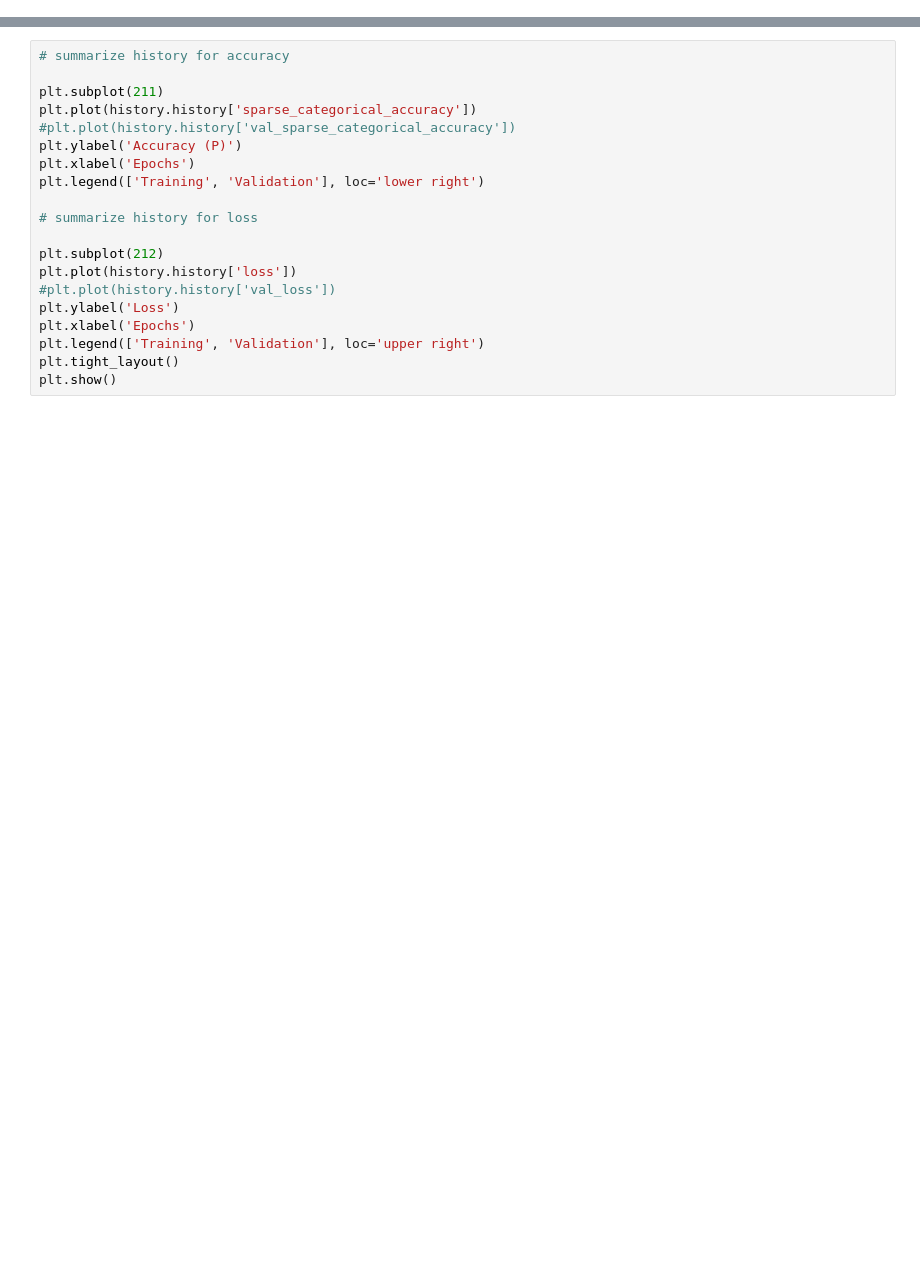
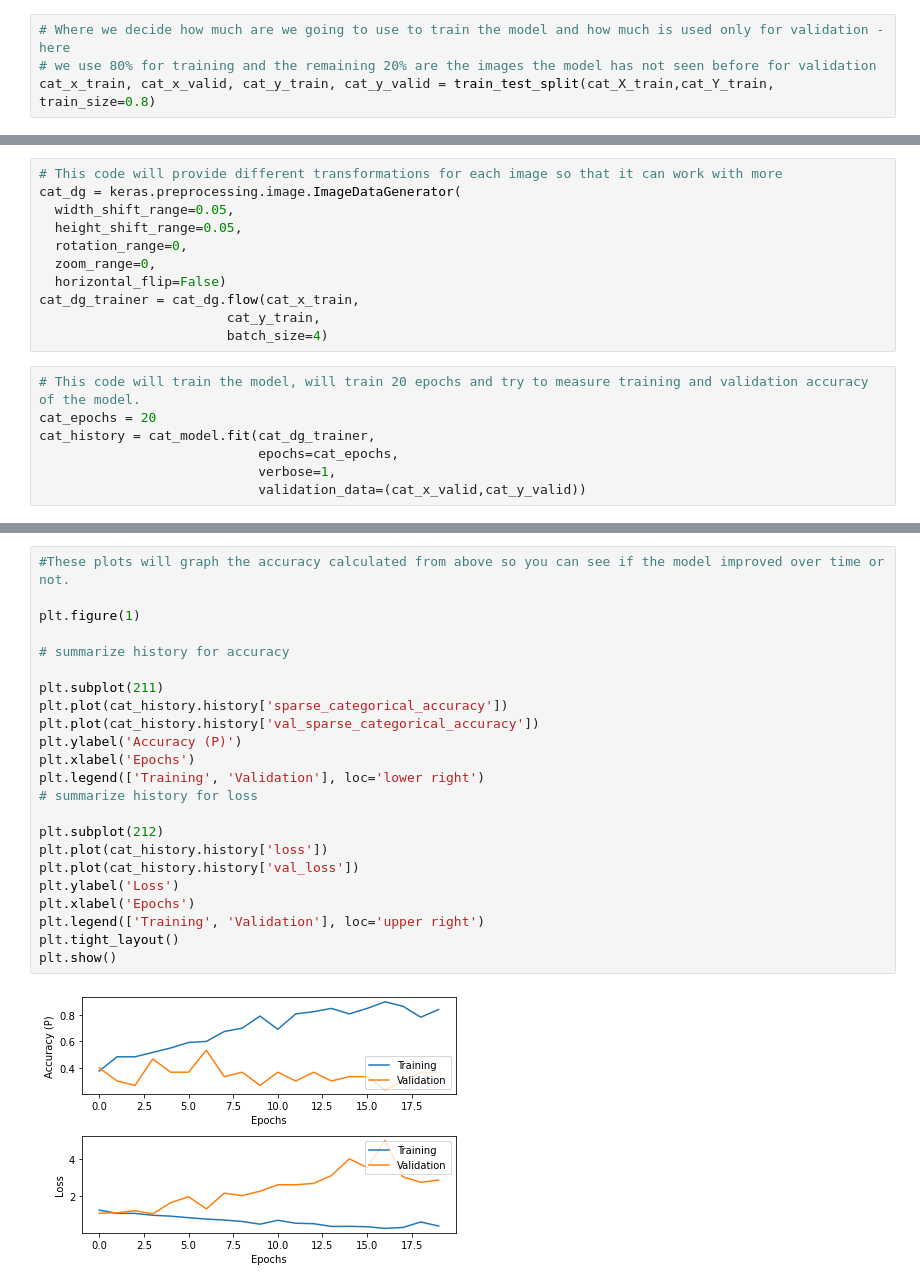
Before and after one commit to CSCI4850/s22-team1-project, a Jupyter notebook: cat.ipynb, the cells around one changed output, grey strips where cells are left out. Cells and saved outputs as stored; diff of their text form; blank space fills up the shorter version.

Commit message:
Cat model

```diff
--- a/cat.ipynb
+++ b/cat.ipynb
@@ -76,0 +115,4 @@ NameError: name 'image' is not defined
+# %%
+# Where we decide how much are we going to use to train the model and how much is used only for validation - here
+# we use 80% for training and the remaining 20% are the images the model has not seen before for validation
+cat_x_train, cat_x_valid, cat_y_train, cat_y_valid = train_test_split(cat_X_train,cat_Y_train, train_size=0.8)
@@ -76,0 +156,18 @@ NameError: name 'image' is not defined
+# %%
+# This code will provide different transformations for each image so that it can work with more
+cat_dg = keras.preprocessing.image.ImageDataGenerator(
+  width_shift_range=0.05,
+  height_shift_range=0.05,
+  rotation_range=0,
+  zoom_range=0,
+  horizontal_flip=False)
+cat_dg_trainer = cat_dg.flow(cat_x_train,
+                        cat_y_train,
+                        batch_size=4)
+# %%
+# This code will train the model, will train 20 epochs and try to measure training and validation accuracy of the model.
+cat_epochs = 20
+cat_history = cat_model.fit(cat_dg_trainer,
+                            epochs=cat_epochs,
+                            verbose=1,
+                            validation_data=(cat_x_valid,cat_y_valid))
@@ -77,20 +202,25 @@ NameError: name 'image' is not defined
 # %%
+#These plots will graph the accuracy calculated from above so you can see if the model improved over time or not.
+
+plt.figure(1)
+
 # summarize history for accuracy
 
 plt.subplot(211)
-plt.plot(history.history['sparse_categorical_accuracy'])
-#plt.plot(history.history['val_sparse_categorical_accuracy'])
+plt.plot(cat_history.history['sparse_categorical_accuracy'])
+plt.plot(cat_history.history['val_sparse_categorical_accuracy'])
 plt.ylabel('Accuracy (P)')
 plt.xlabel('Epochs')
 plt.legend(['Training', 'Validation'], loc='lower right')
-
 # summarize history for loss
 
 plt.subplot(212)
-plt.plot(history.history['loss'])
-#plt.plot(history.history['val_loss'])
+plt.plot(cat_history.history['loss'])
+plt.plot(cat_history.history['val_loss'])
 plt.ylabel('Loss')
 plt.xlabel('Epochs')
 plt.legend(['Training', 'Validation'], loc='upper right')
 plt.tight_layout()
 plt.show()
+# %% [output]
+[figure, added]
```
Also changed, not shown: parts of 17 cells of this notebook.
